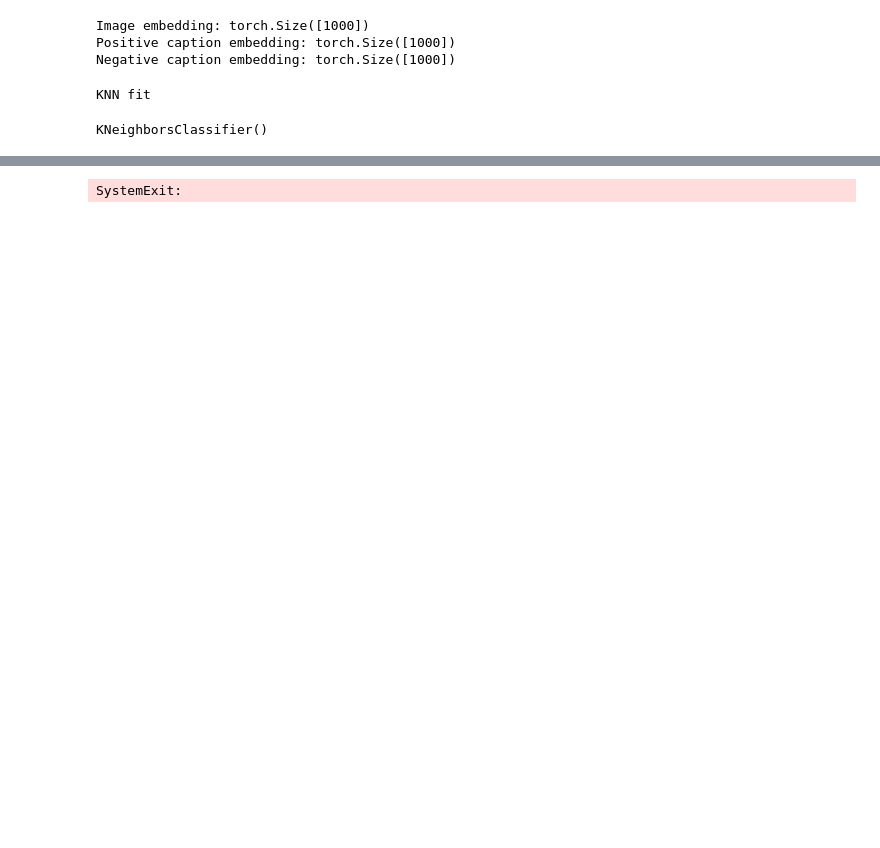
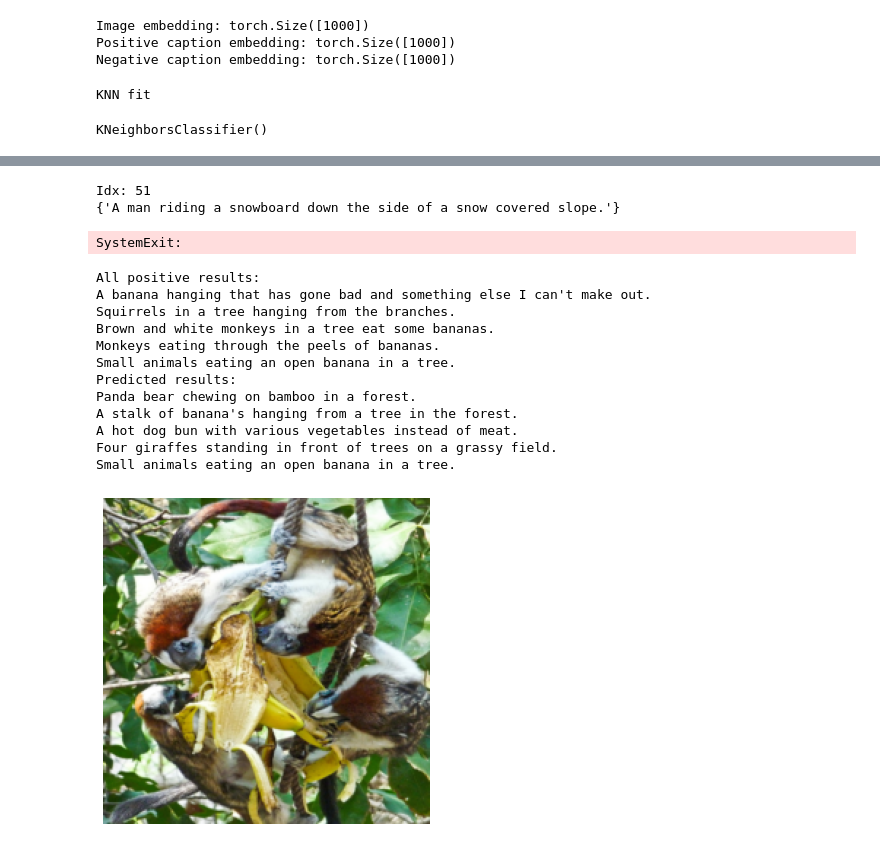
Before and after one commit to hichamelmuhandiz/MCV-M5-Team05, a Jupyter notebook: Week 5/task_a.ipynb, the cells around one changed output, grey strips where cells are left out. Saved outputs shown, nothing was run; the diff lists cells and outputs as text; code cells hidden in the pictures; blank space fills up the shorter version.

```diff
--- a/Week 5/task_a.ipynb
+++ b/Week 5/task_a.ipynb
@@ -511,7 +511,7 @@ if train:
 else:
     triplet_net.load_state_dict(torch.load('triplet_secret_task_a.pth'))
 # %%
-load_train_embeddings = False
+load_train_embeddings = True
 
 #the max length of coco captions is 253
 max_length = 253
@@ -569,7 +569,7 @@ else:
         train_text_embeddings = np.load(f)
         train_text_labels = np.load(f)
 # %%
-load_val_embeddings = False
+load_val_embeddings = True
 
 #the max length of coco captions is 253
 max_length = 253
@@ -639,7 +639,7 @@ distances, indices = knn.kneighbors(test_im_embeddings, return_distance = True)
 # print("DISTANCES ", distances)
 # print("INDICES ", indices)1
 
-def show_query(idx_query):
+def show_query(idx_query, verbose=True):
     top_5_indices = indices[idx_query,:5]
     top_5_texts = []
 
@@ -649,15 +649,19 @@ def show_query(idx_query):
 
     (im, _, _), _ = triplet_val_coco_dataset[idx_query]
 
-    plt.figure(figsize=(6,6))
-    plt.axis('off')
-    plt.imshow(np.uint8(im.permute(1,2,0).cpu().numpy()*255))
+    all_positive_results = triplet_val_coco_dataset.get_all_positive_captions(idx_query)
 
-    print('All positive results:')
-    all_positive_results = triplet_val_coco_dataset.get_all_positive_captions(idx_query)
-    for text in all_positive_results:
-        print(text)
+    if verbose:
+        plt.figure(figsize=(6,6))
+        plt.axis('off')
+        plt.imshow(np.uint8(im.permute(1,2,0).cpu().numpy()*255))
 
-    print('Predicted results:')
-    for text in top_5_texts:
-        print(text)
+        print('All positive results:')
+        for text in all_positive_results:
+            print(text)
+
+        print('Predicted results:')
+        for text in top_5_texts:
+            print(text)
+
+    return all_positive_results, top_5_texts
@@ -680,4 +668,31 @@ A cat looking intently at something as a duck floats by.
-# %%
-sys.exit()
-# %% [output]
-SystemExit:
+# %%
+max_idx = 5000
+min_coincidence = 1
+
+for idx in range(indices.shape[0]):
+    all_positive_results, top_5_texts = show_query(idx, verbose=False)
+    if len(set(all_positive_results) & set(top_5_texts)) >= min_coincidence or idx > max_idx:
+        print('Idx:', idx)
+        print(set(all_positive_results) & set(top_5_texts))
+        sys.exit()
+# %% [output]
+Idx: 51
+{'A man riding a snowboard down the side of a snow covered slope.'}
+SystemExit:
+# %%
+show_query(146)
+pass
+# %% [output]
+All positive results:
+A banana hanging that has gone bad and something else I can't make out.
+Squirrels in a tree hanging from the branches.
+Brown and white monkeys in a tree eat some bananas.
+Monkeys eating through the peels of bananas.
+Small animals eating an open banana in a tree.
+Predicted results:
+Panda bear chewing on bamboo in a forest.
+A stalk of banana's hanging from a tree in the forest.
+A hot dog bun with various vegetables instead of meat.
+Four giraffes standing in front of trees on a grassy field.
+Small animals eating an open banana in a tree.
+[figure, added]
```
Also changed, not shown: parts of 6 cells of this notebook, 1 other file.
